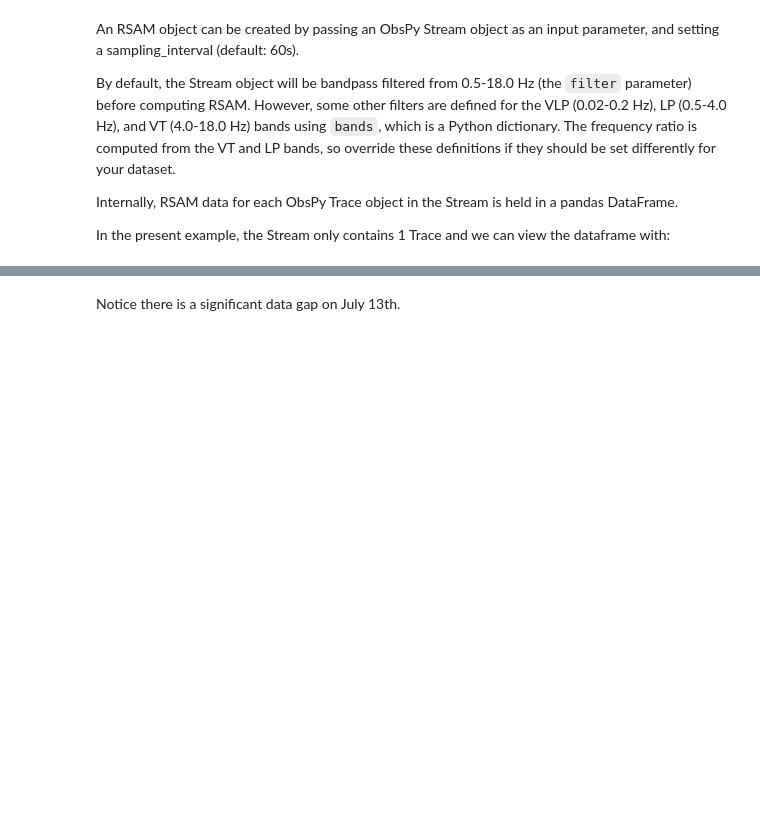
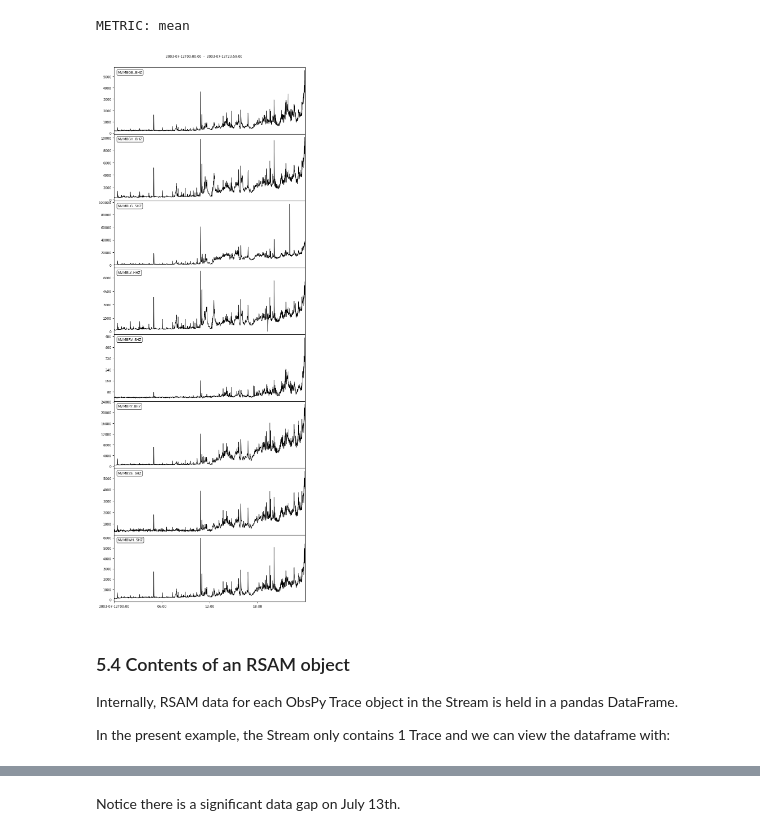
Before and after one commit to gthompson/CompSciS26, a Jupyter notebook: week10/101_RSAM_MVO.ipynb, the cells around one changed output, grey strips where cells are left out. Cells and saved outputs as stored; diff of their text form; code cells hidden in the pictures; blank space fills up the shorter version.

```diff
--- a/week10/101_RSAM_MVO.ipynb
+++ b/week10/101_RSAM_MVO.ipynb
@@ -151,4 +283,7 @@ st2.plot(equal_scale=False);
 # %%
 from flovopy.processing.sam import RSAM
-rsamObj = RSAM(stream=st2, sampling_interval=60) # 60-s sampling interval
+rsamObj = RSAM(stream=st, sampling_interval=60) # 60-s sampling interval
 rsamObj.plot()
+# %% [output]
+METRIC: mean
+[figure, added]
@@ -157,7 +290,5 @@ help(RSAM)
 # %% [markdown]
-An RSAM object can be created by passing an ObsPy Stream object as an input parameter, and setting a sampling_interval (default: 60s).
-
-By default, the Stream object will be bandpass filtered from 0.5-18.0 Hz (the `filter` parameter) before computing RSAM. However, some other filters are defined for the VLP (0.02-0.2 Hz), LP (0.5-4.0 Hz), and VT (4.0-18.0 Hz) bands using `bands`, which is a Python dictionary. The frequency ratio is computed from the VT and LP bands, so override these definitions if they should be set differently for your dataset.
+### 5.4 Contents of an RSAM object
 
 Internally, RSAM data for each ObsPy Trace object in the Stream is held in a pandas DataFrame.
 
```
Also changed, not shown: parts of 39 cells of this notebook, 1 other file.
